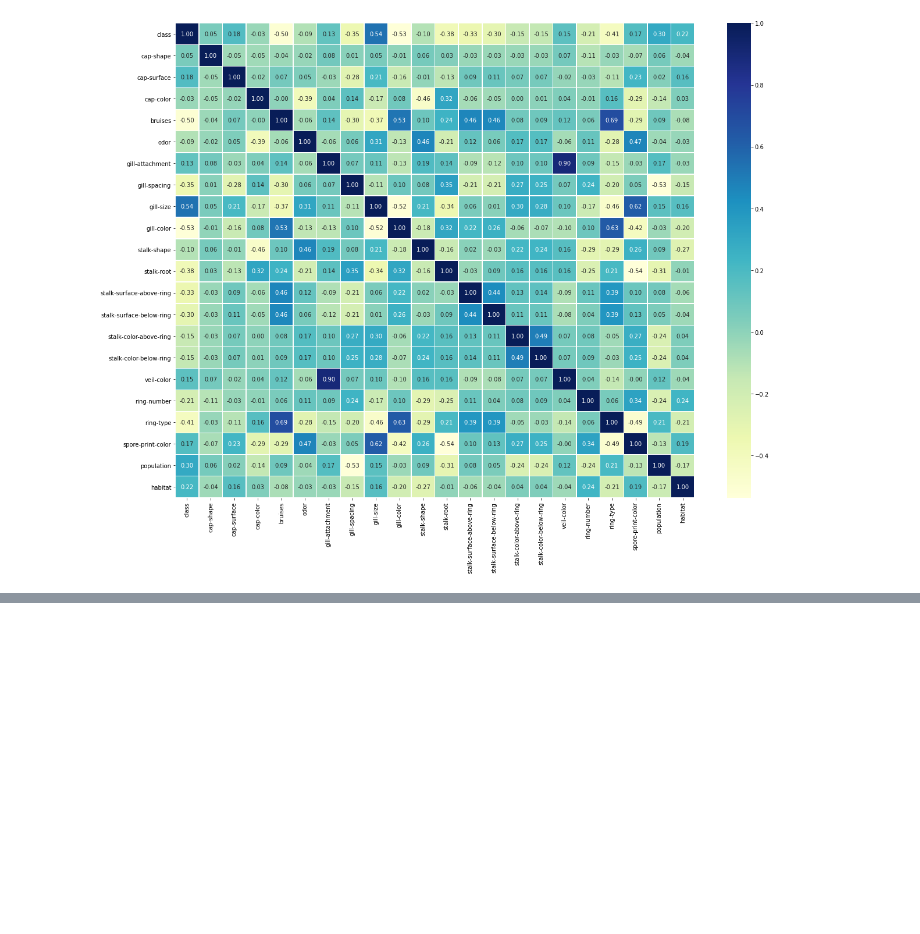
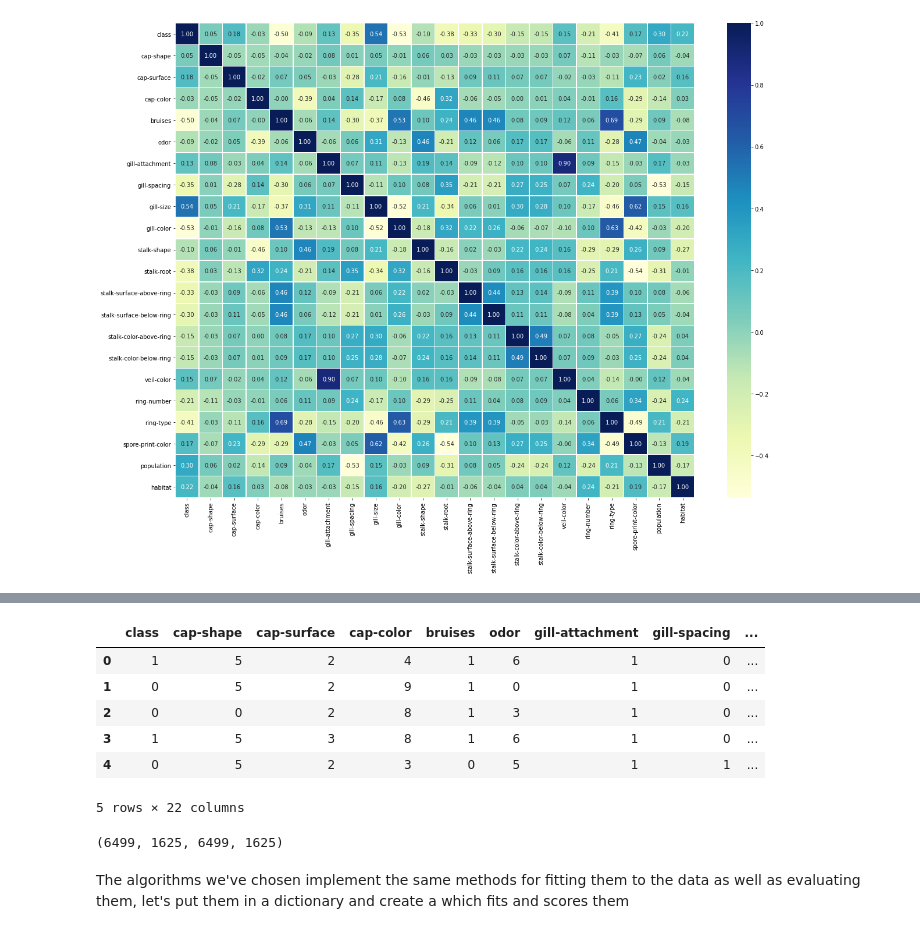
Before and after one commit to jafar-shodiq/mlearning-proj, a Jupyter notebook: mushrooms-classification.ipynb, the cells around one changed output, grey strips where cells are left out. Drawn from its saved outputs; the diff is of its cells as text; code cells hidden in the pictures; blank space fills up the shorter version.

```diff
--- a/mushrooms-classification.ipynb
+++ b/mushrooms-classification.ipynb
@@ -522,0 +546,25 @@ sns.heatmap(corr_matrix,
+# %%
+df_temp.head()
+# %% [output]
+|  | class | cap-shape | cap-surface | cap-color | bruises | odor | gill-attachment | gill-spacing | ... |
+| 0 | 1 | 5 | 2 | 4 | 1 | 6 | 1 | 0 | ... |
+| 1 | 0 | 5 | 2 | 9 | 1 | 0 | 1 | 0 | ... |
+| 2 | 0 | 0 | 2 | 8 | 1 | 3 | 1 | 0 | ... |
+| 3 | 1 | 5 | 3 | 8 | 1 | 6 | 1 | 0 | ... |
+| 4 | 0 | 5 | 2 | 3 | 0 | 5 | 1 | 1 | ... |
+5 rows × 22 columns
+# %%
+# Set a random seed
+np.random.seed(42)
+
+# Create the data
+X = df_temp.drop('class', axis=1)
+y = df_temp['class']
+
+# Split into train and test set
+X_train, X_test, y_train, y_test = train_test_split(X, y, test_size=0.20)
+len(X_train), len(X_test), len(y_train), len(y_test)
+# %% [output]
+(6499, 1625, 6499, 1625)
+# %% [markdown]
+The algorithms we've chosen implement the same methods for fitting them to the data as well as evaluating them, let's put them in a dictionary and create a which fits and scores them
```
Also changed, not shown: parts of 28 cells of this notebook.
